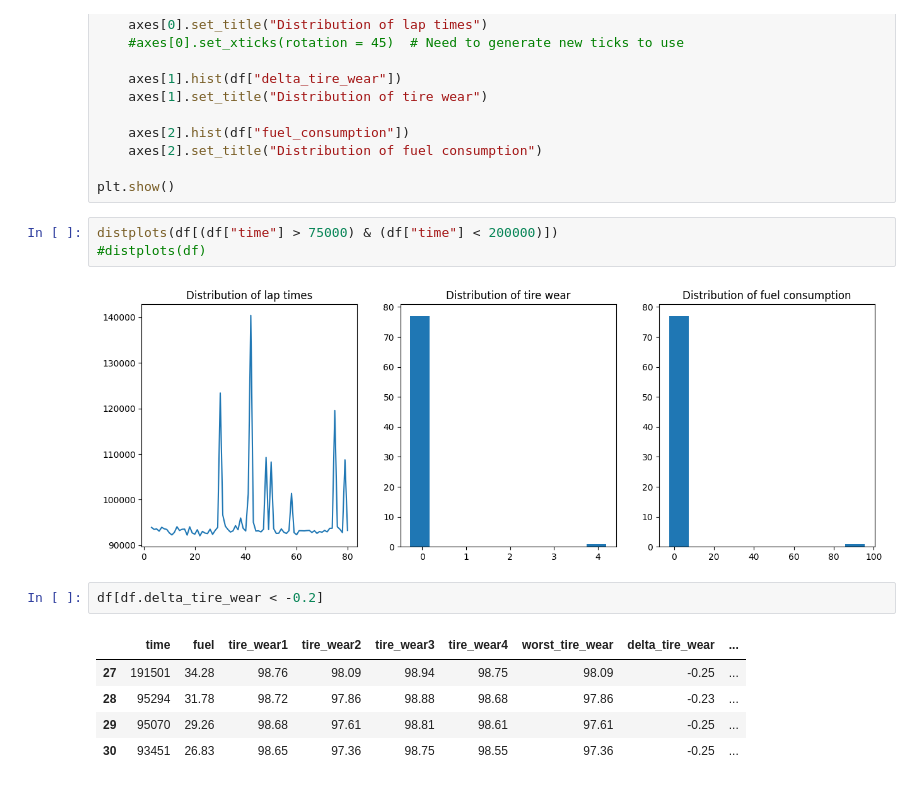
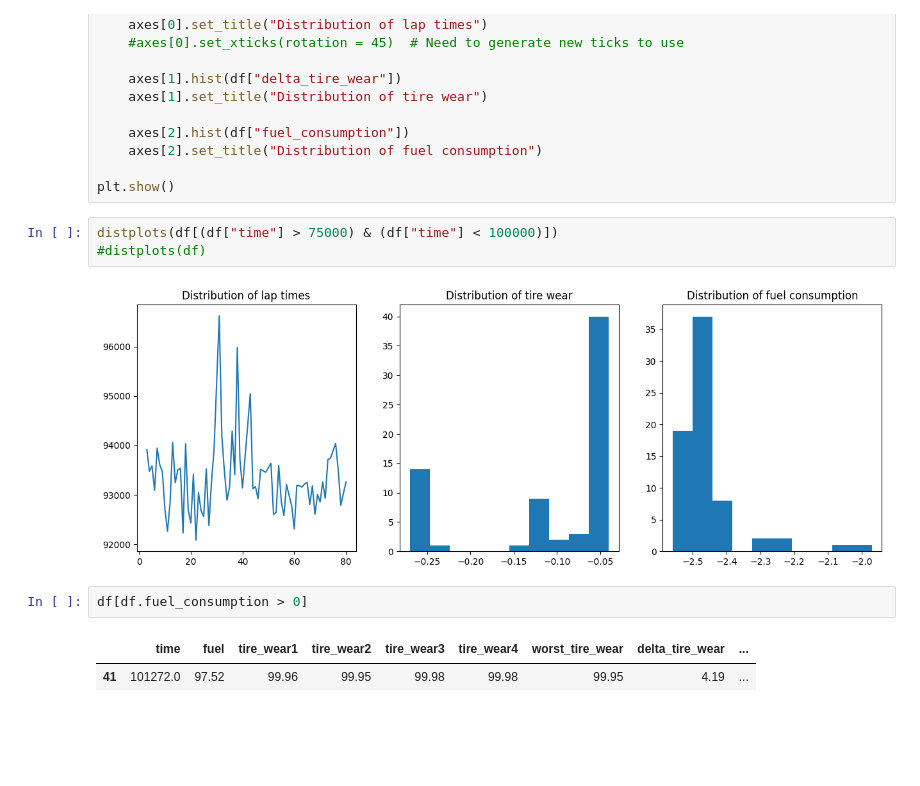
Before and after one commit to RakeJyals/assetto-corsa-analytica, a Jupyter notebook: lap-log-reader.ipynb, the cells around one changed output. Cells and saved outputs as stored; diff of their text form; blank space fills up the shorter version.

```diff
--- a/lap-log-reader.ipynb
+++ b/lap-log-reader.ipynb
@@ -37,18 +37,15 @@ def distplots(df):
 
 plt.show()
 # %%
-distplots(df[(df["time"] > 75000) & (df["time"] < 200000)])
+distplots(df[(df["time"] > 75000) & (df["time"] < 100000)])
 #distplots(df)
 # %% [output]
-[figure, old version]
+[figure, new version]
 # %%
-df[df.delta_tire_wear < -0.2]
+df[df.fuel_consumption > 0]
 # %% [output]
 |  | time | fuel | tire_wear1 | tire_wear2 | tire_wear3 | tire_wear4 | worst_tire_wear | delta_tire_wear | ... |
-| 27 | 191501 | 34.28 | 98.76 | 98.09 | 98.94 | 98.75 | 98.09 | -0.25 | ... |
-| 28 | 95294 | 31.78 | 98.72 | 97.86 | 98.88 | 98.68 | 97.86 | -0.23 | ... |
-| 29 | 95070 | 29.26 | 98.68 | 97.61 | 98.81 | 98.61 | 97.61 | -0.25 | ... |
-| 30 | 93451 | 26.83 | 98.65 | 97.36 | 98.75 | 98.55 | 97.36 | -0.25 | ... |
+| 41 | 101272.0 | 97.52 | 99.96 | 99.95 | 99.98 | 99.98 | 99.95 | 4.19 | ... |
 # %%
 df[(df["time"] > 75000) & (df["time"] < 100000)].time.mean()
 # %% [output]
```
Also changed, not shown: parts of 1 cell of this notebook.
